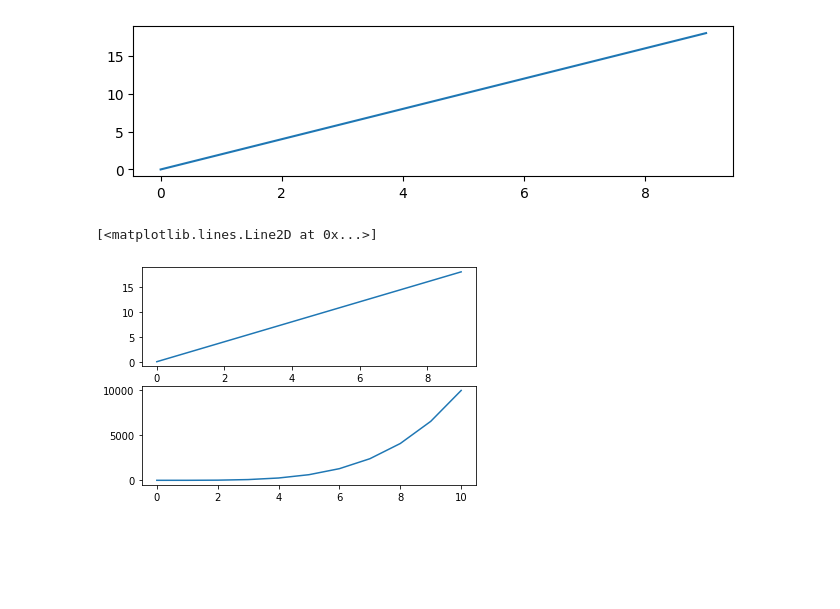
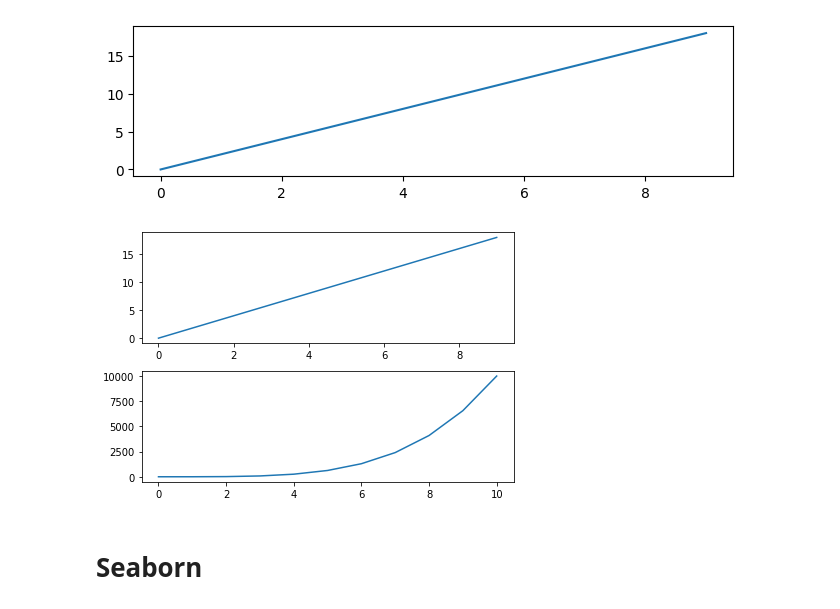
Before and after one commit to exson6969/Breast_cancer, a Jupyter notebook: ML_Learning.ipynb, the cells around one changed output. Cells and saved outputs as stored; diff of their text form; code cells hidden in the pictures; blank space fills up the shorter version.

```diff
--- a/ML_Learning.ipynb
+++ b/ML_Learning.ipynb
@@ -429,8 +429,11 @@ y = 2*x
 # %%
 fig, axes = plt.subplots(ncols=1, nrows=2)
 
 axes[0].plot(x,y)
 axes[1].plot(a,b)
+
+plt.tight_layout() # space beatween charts
 # %% [output]
-[<matplotlib.lines.Line2D at 0x...>]
-[figure, old version]
+[figure, new version]
+# %% [markdown]
+# Seaborn
```
Also changed, not shown: parts of 6 cells of this notebook.
